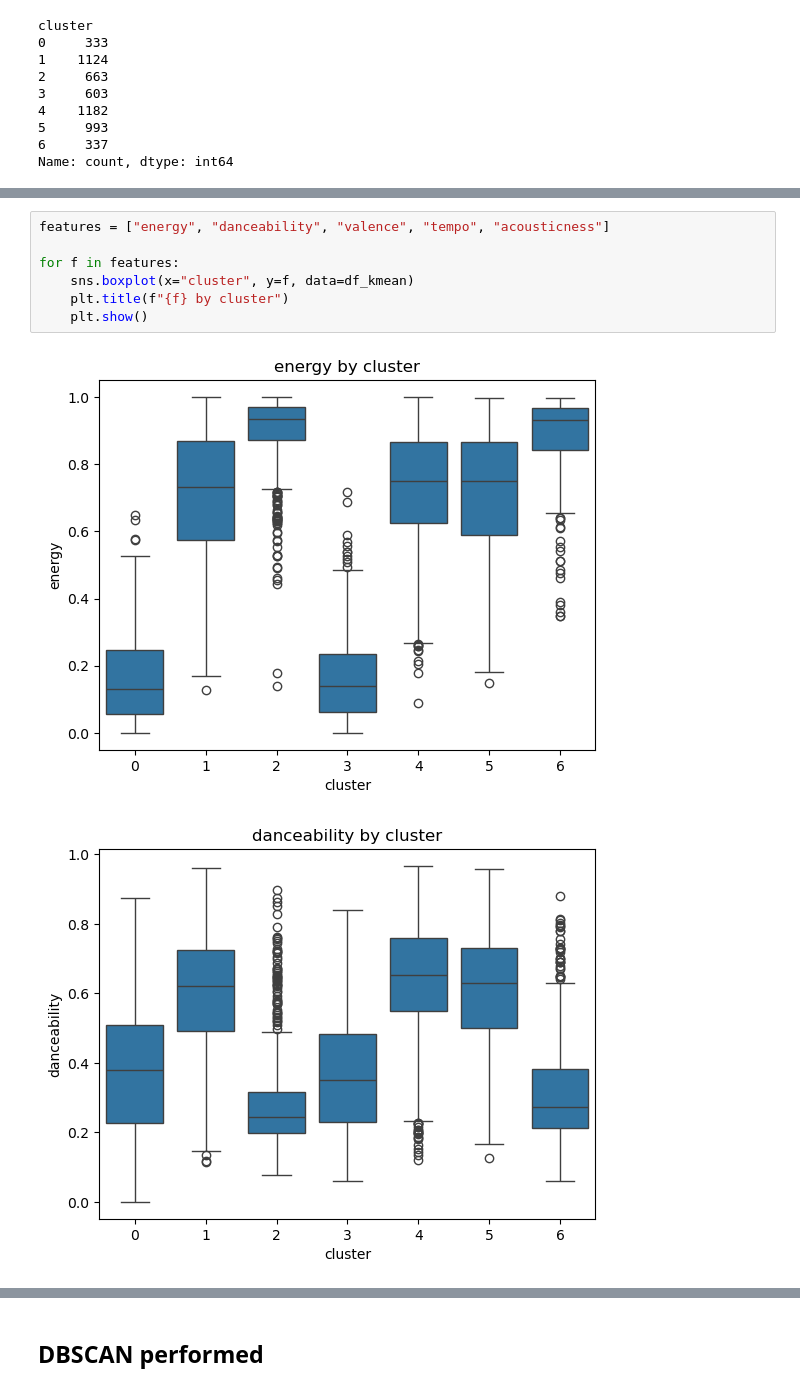
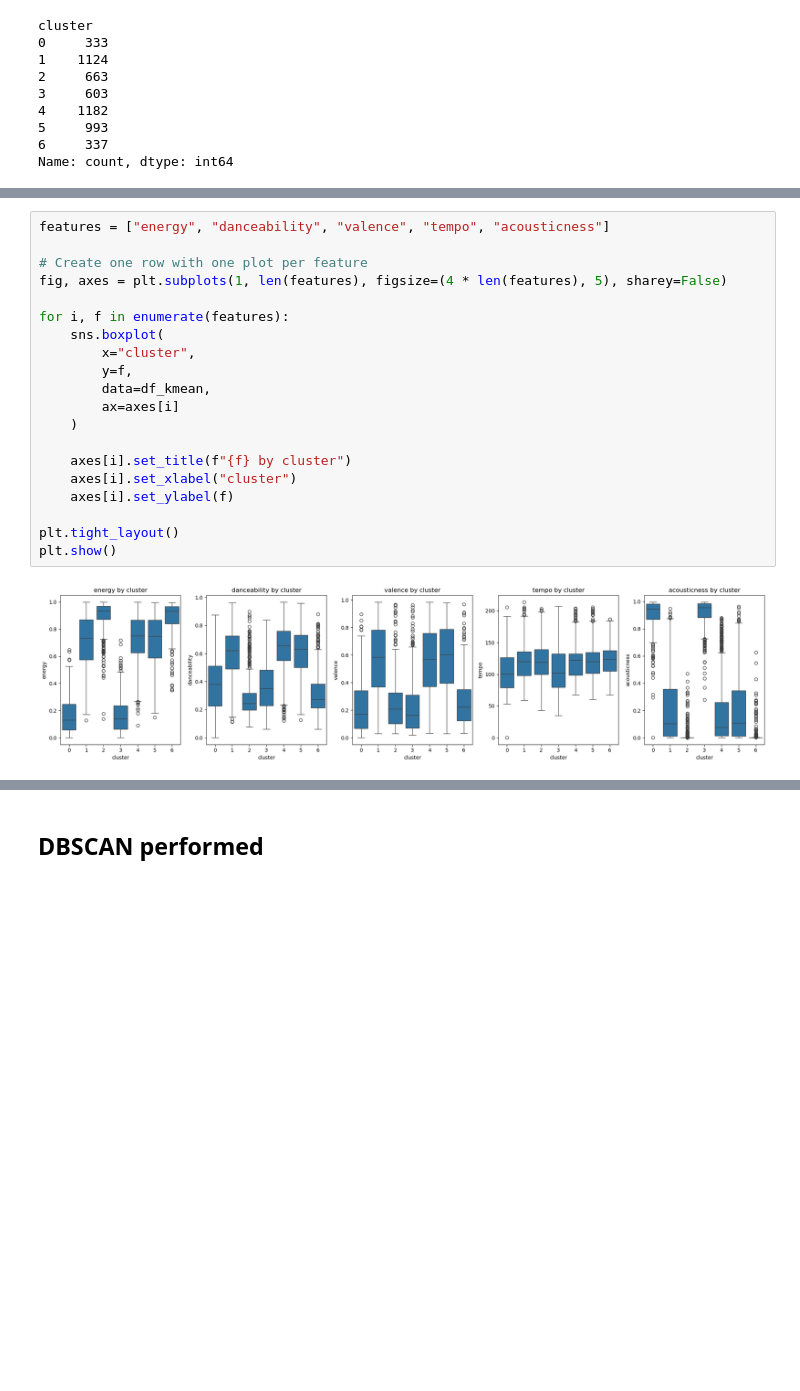
Before and after one commit to Titaniel3/ASDA_2025_Group_1_Portfolio_new, a Jupyter notebook: notebooks/week_11_group_1_notebook.ipynb, the cells around one changed output, grey strips where cells are left out. Cells and saved outputs as stored; diff of their text form; blank space fills up the shorter version.

```diff
--- a/notebooks/week_11_group_1_notebook.ipynb
+++ b/notebooks/week_11_group_1_notebook.ipynb
@@ -569,10 +569,22 @@ alt.Chart(cluster_sizes).mark_bar().encode(
 # %%
 features = ["energy", "danceability", "valence", "tempo", "acousticness"]
 
-for f in features:
-    sns.boxplot(x="cluster", y=f, data=df_kmean)
-    plt.title(f"{f} by cluster")
-    plt.show()
+# Create one row with one plot per feature
+fig, axes = plt.subplots(1, len(features), figsize=(4 * len(features), 5), sharey=False)
+
+for i, f in enumerate(features):
+    sns.boxplot(
+        x="cluster",
+        y=f,
+        data=df_kmean,
+        ax=axes[i]
+    )
+
+    axes[i].set_title(f"{f} by cluster")
+    axes[i].set_xlabel("cluster")
+    axes[i].set_ylabel(f)
+
+plt.tight_layout()
+plt.show()
 # %% [output]
-[figure, old version]
+[figure, new version]
-[figure, removed]
```
Also changed, not shown: parts of 3 cells of this notebook, 7 other files.
